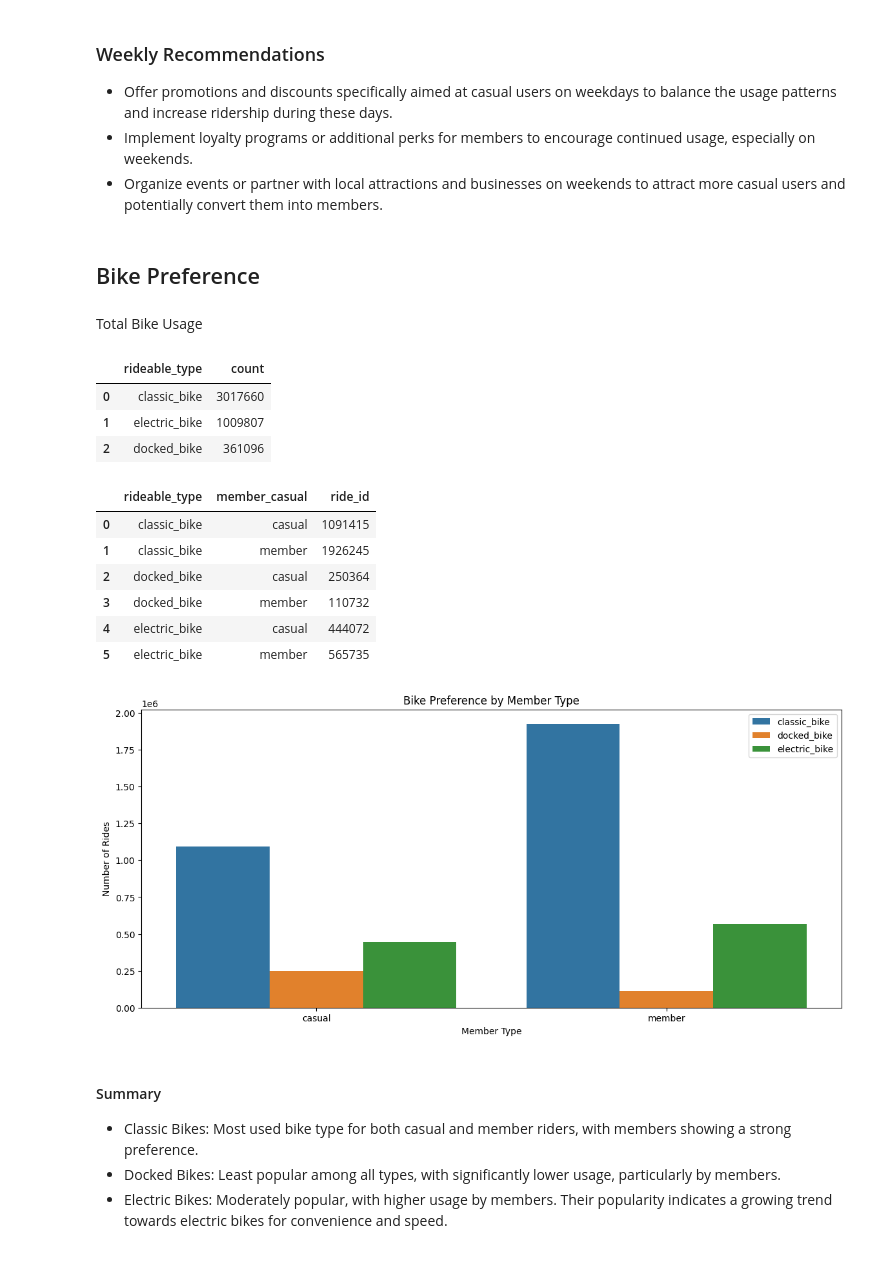
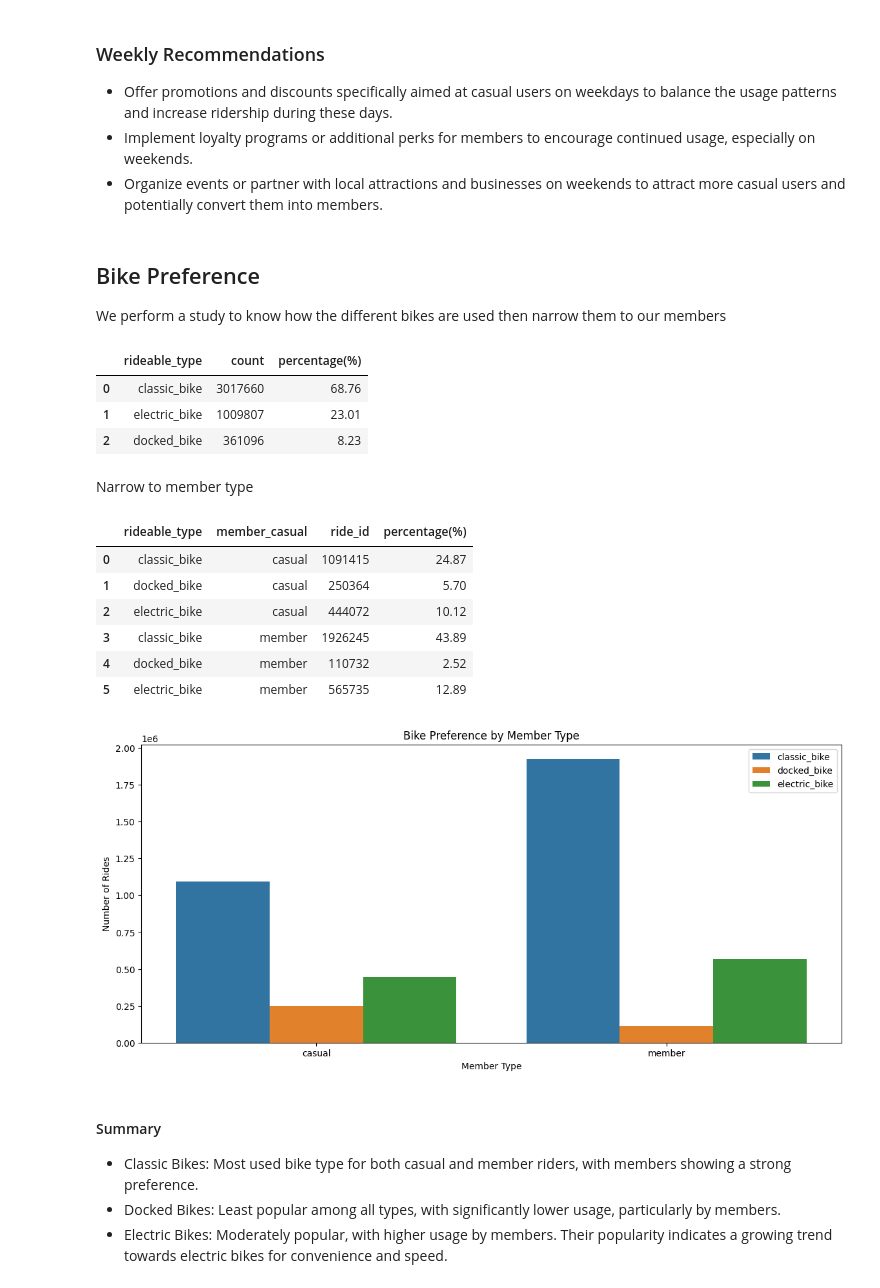
Before and after one commit to Lekan-E/Analysis-for-a-Bike-Sharing-Company-to-Boost-Member-Conversion, a Jupyter notebook: Descriptive Analysis.ipynb, the cells around one changed output. Cells and saved outputs as stored; diff of their text form; code cells hidden in the pictures.

```diff
--- a/Descriptive Analysis.ipynb
+++ b/Descriptive Analysis.ipynb
@@ -253,6 +273,20 @@ print(f'Casual: {df_clean['member_casual'].value_counts()['casual']}')
 Total number of rides: 4388563
 Members: 2602712
 Casual: 1785851
+# %%
+# Function to calculate the percentage values
+def percentage(df, total):
+
+    df['percentage(%)'] = 0
+
+    # Iterate
+    for i in range(len(df)):
+        df.loc[i, 'percentage(%)'] = (df.loc[i, total]/df[total].sum()) * 100
+
+    # Round to 2 dp
+    df['percentage(%)'] = df['percentage(%)'].round(2)
+
+    return df
 # %% [markdown]
 ### Ride Preference by Month, Week and Time of Day
 # %% [markdown]
@@ -416,41 +468,46 @@ See the caveats in the documentation: https://pandas.pydata.org/pandas-docs/stab
 - Offer promotions and discounts specifically aimed at casual users on weekdays to balance the usage patterns and increase ridership during these days.
 - Implement loyalty programs or additional perks for members to encourage continued usage, especially on weekends.
 - Organize events or partner with local attractions and businesses on weekends to attract more casual users and potentially convert them into members.
-# %% [markdown]
-## Bike Preference
-# %% [markdown]
-Total Bike Usage
-# %%
-df['rideable_type'].value_counts().reset_index()
-# %% [output]
-|  | rideable_type | count |
-| 0 | classic_bike | 3017660 |
-| 1 | electric_bike | 1009807 |
-| 2 | docked_bike | 361096 |
+# %% [markdown]
+## Bike Preference
+We perform a study to know how the different bikes are used then narrow them to our members
+# %%
+# Total Bike Usage
+df_bike = df['rideable_type'].value_counts().reset_index()
+
+# Get the % value of rides
+percentage(df_bike, 'count')
+# %% [output]
+|  | rideable_type | count | percentage(%) |
+| 0 | classic_bike | 3017660 | 68.76 |
+| 1 | electric_bike | 1009807 | 23.01 |
+| 2 | docked_bike | 361096 | 8.23 |
+# %% [markdown]
+Narrow to member type
 # %%
 df_bp = df.groupby(['rideable_type','member_casual']).count()['ride_id'].reset_index()
 
 # Plot
 plt.figure(figsize = (14,6))
 sns.barplot(data = df_bp, x = 'member_casual', y = 'ride_id', hue = 'rideable_type')
 
 
 plt.title('Bike Preference by Member Type')
 plt.xlabel('Member Type')
 plt.ylabel('Number of Rides')
 
 # Show legend
 plt.legend()
 
-df_bp
+percentage(df_bp, 'ride_id').sort_values(by=['member_casual']).reset_index(drop=True)
 # %% [output]
-|  | rideable_type | member_casual | ride_id |
-| 0 | classic_bike | casual | 1091415 |
-| 1 | classic_bike | member | 1926245 |
-| 2 | docked_bike | casual | 250364 |
-| 3 | docked_bike | member | 110732 |
-| 4 | electric_bike | casual | 444072 |
-| 5 | electric_bike | member | 565735 |
+|  | rideable_type | member_casual | ride_id | percentage(%) |
+| 0 | classic_bike | casual | 1091415 | 24.87 |
+| 1 | docked_bike | casual | 250364 | 5.70 |
+| 2 | electric_bike | casual | 444072 | 10.12 |
+| 3 | classic_bike | member | 1926245 | 43.89 |
+| 4 | docked_bike | member | 110732 | 2.52 |
+| 5 | electric_bike | member | 565735 | 12.89 |
 [figure]
 # %% [markdown]
 #### Summary
```
Also changed, not shown: parts of 11 cells of this notebook, 3 other files.
